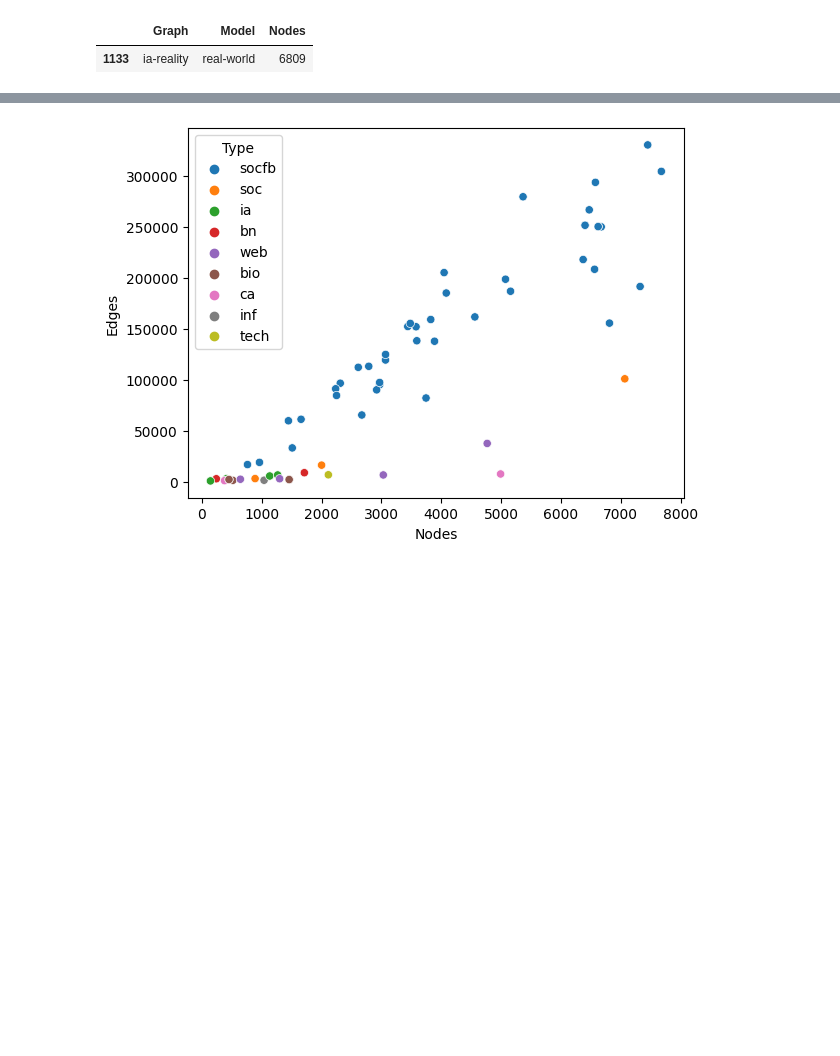
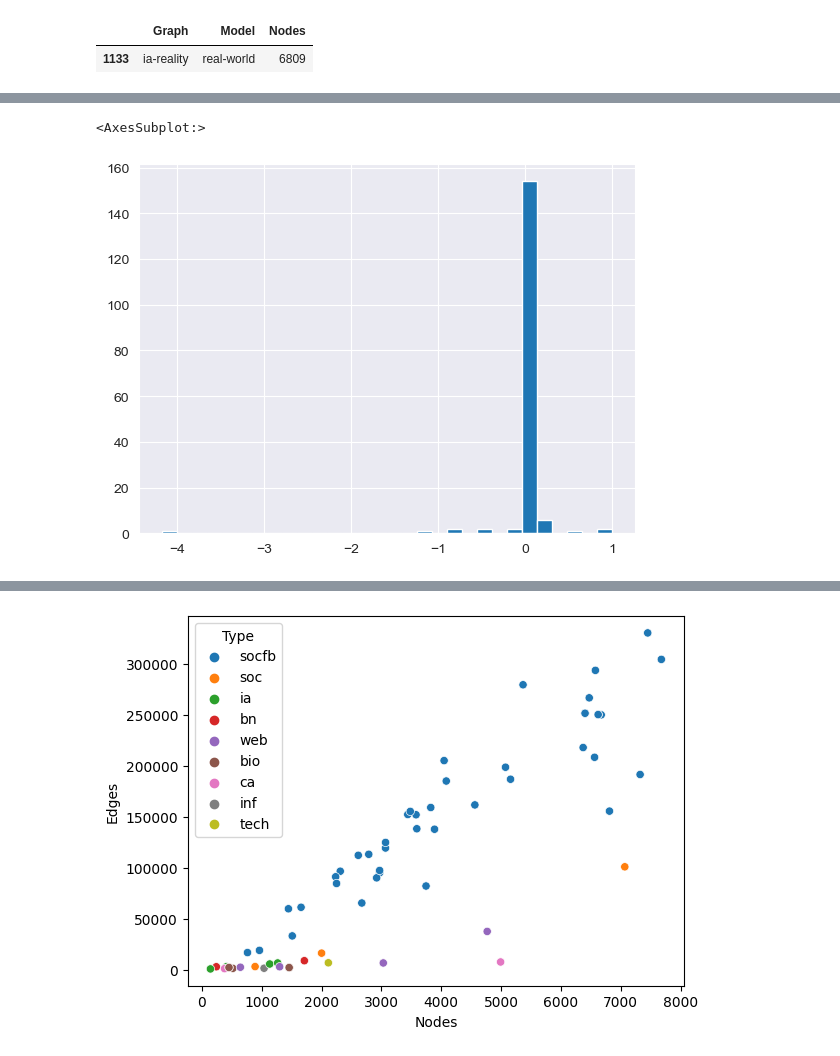
Before and after one commit to BenjiDayan/GIRGs, a Jupyter notebook: benji_src/notebooks/feature_extraction_pandas.ipynb, the cells around one changed output, grey strips where cells are left out. Saved outputs shown, nothing was run; the diff lists cells and outputs as text; code cells hidden in the pictures; blank space fills up the shorter version.

```diff
--- a/benji_src/notebooks/feature_extraction_pandas.ipynb
+++ b/benji_src/notebooks/feature_extraction_pandas.ipynb
@@ -159,0 +223,5 @@ import matplotlib.pyplot as plt
+# %%
+df_clean = pd.read_csv(os.environ['DATA_PATH'] + '3-cleaned_features/results.csv')
+df_clean.Info = df_clean.Info.apply(lambda temp: {'Info': temp} if '|' not in temp else {key: var for key, var in [x.split('=') for x in temp.split('|')]})
+df_real = df_clean.loc[df_clean.Model == 'real-world']
+df_clean['alpha'] = df_clean.Info.apply(lambda x: x['alpha'] if 'alpha' in x else 1/float(x['t']) if 't' in x else None)
@@ -159,0 +421,15 @@ import matplotlib.pyplot as plt
+# %%
+def diff(name='hyperbolic'):
+    def func(x):
+        a = x.loc[x.Model == 'real-world', 'Centrality.ClusteringCoefficient.Location.Arithmetic Mean'].values[0]
+        b = x.loc[x.Model == name, 'Centrality.ClusteringCoefficient.Location.Arithmetic Mean'].values[0]
+        return 1 - b/a
+    return func
+
+diffs_hyp = df_clean.groupby('Graph').apply(diff('hyperbolic'))
+diffs = [df_clean.groupby('Graph').apply(diff(name)) for name in ['hyperbolic', '1d-girg', '2d-girg', '1d-cube-girg', '2d-cube-girg']]
+# %%
+diffs[0].hist(bins=30)
+# %% [output]
+<AxesSubplot:>
+[figure, added]
```
Also changed, not shown: parts of 71 cells of this notebook, 3 other files.
